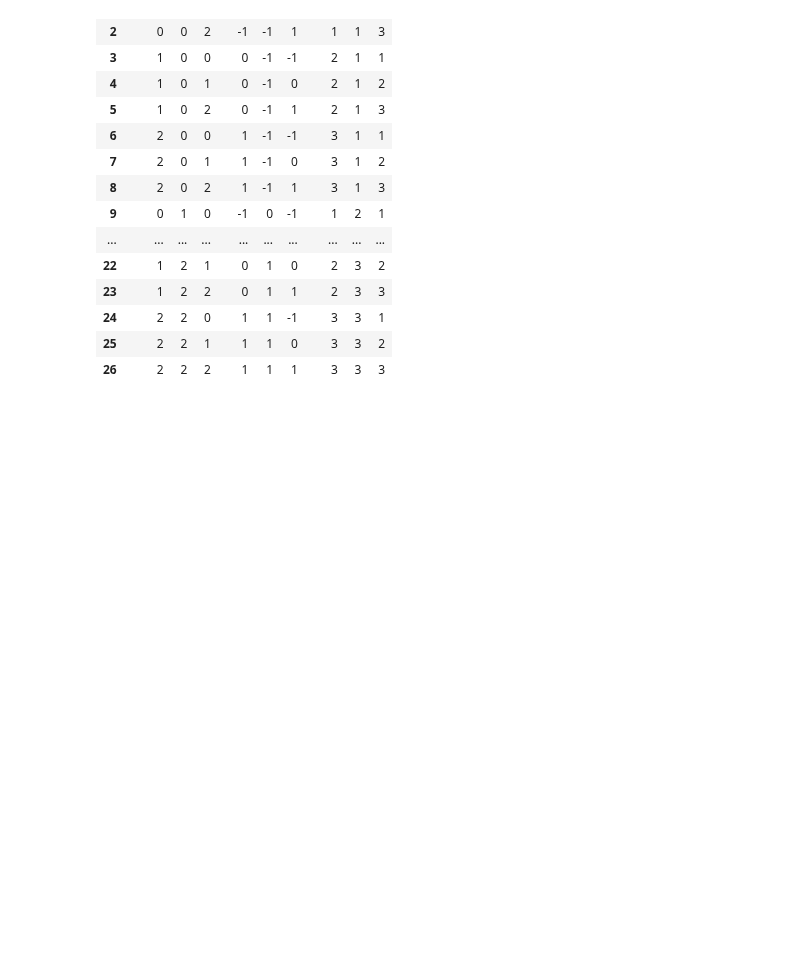
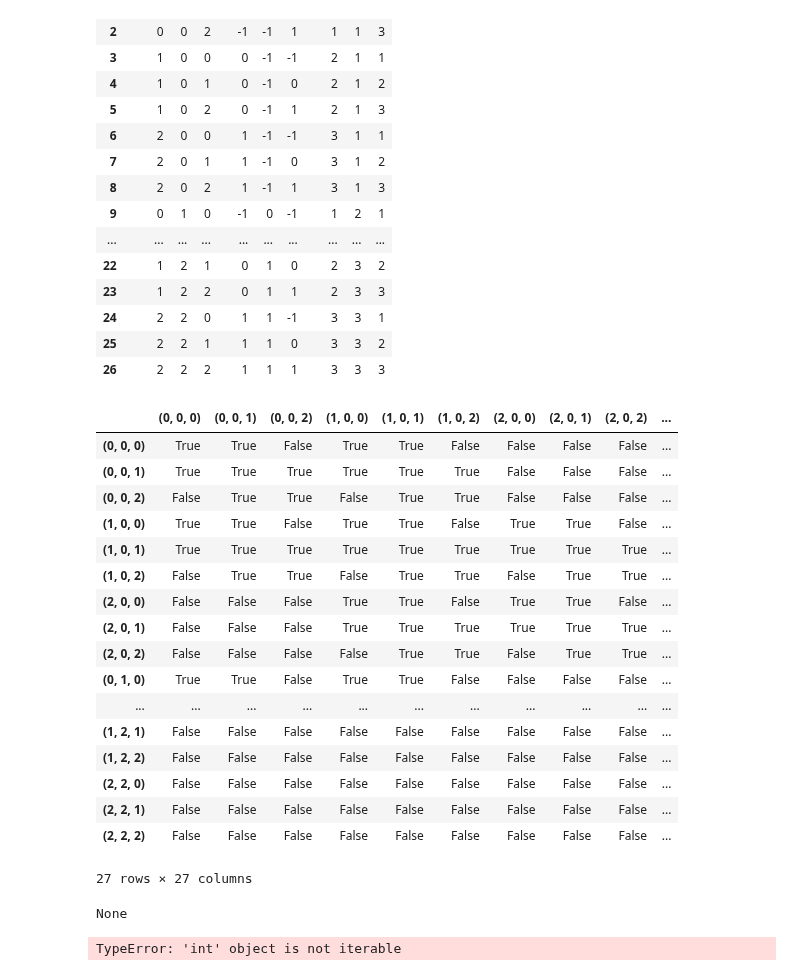
Before and after one commit to EliaStocco/Bspline, a Jupyter notebook: python/Test.ipynb, the cells around one changed output. Saved outputs shown, nothing was run; the diff lists cells and outputs as text; code cells hidden in the pictures; blank space fills up the shorter version.

```diff
--- a/python/Test.ipynb
+++ b/python/Test.ipynb
@@ -1201,0 +1114,71 @@ bs.basis_range()
+# %%
+#
+i = bs.index_list()#df["index"]
+it = [ tuple(j) for j in i ]
+am = pd.DataFrame(index=it,columns=it)
+
+#
+br = self.basis_range()
+br["ii"] = it
+br.set_index("ii",inplace=True)
+#am
+# %%
+def overlaps(a, b):
+    c = [ max(a[0],b[0]) , min(a[1],b[1]) ]
+
+    if c[0] >= c[1] :
+        return None
+    else :
+        return c
+# %%
+n = am.shape[1]
+for i in range(0,n):
+    r = am.index[i]
+    c = am.columns[i]
+
+    a = list()
+    for k in range(0,self.dim()):
+        a.append( [ br.at[r,("min",k)] ,br.at[r,("max",k)] ] )
+
+    am.at[r,c] = True
+    for j in range(i+1,n):
+        #print(i,"-",j)
+        c = am.columns[j]
+        intersection = True
+        for k in range(0,self.dim()):
+            b = [ br.at[c,("min",k)] ,br.at[c,("max",k)] ]
+            o = overlaps( a[k] ,b )
+            if o is None :
+                intersection = False
+                break
+        am.at[r,c] = intersection
+        am.at[c,r] = intersection
+# %%
+am
+# %% [output]
+|  | (0, 0, 0) | (0, 0, 1) | (0, 0, 2) | (1, 0, 0) | (1, 0, 1) | (1, 0, 2) | (2, 0, 0) | (2, 0, 1) | (2, 0, 2) | ... |
+| (0, 0, 0) | True | True | False | True | True | False | False | False | False | ... |
+| (0, 0, 1) | True | True | True | True | True | True | False | False | False | ... |
+| (0, 0, 2) | False | True | True | False | True | True | False | False | False | ... |
+| (1, 0, 0) | True | True | False | True | True | False | True | True | False | ... |
+| (1, 0, 1) | True | True | True | True | True | True | True | True | True | ... |
+| (1, 0, 2) | False | True | True | False | True | True | False | True | True | ... |
+| (2, 0, 0) | False | False | False | True | True | False | True | True | False | ... |
+| (2, 0, 1) | False | False | False | True | True | True | True | True | True | ... |
+| (2, 0, 2) | False | False | False | False | True | True | False | True | True | ... |
+| (0, 1, 0) | True | True | False | True | True | False | False | False | False | ... |
+| ... | ... | ... | ... | ... | ... | ... | ... | ... | ... | ... |
+| (1, 2, 1) | False | False | False | False | False | False | False | False | False | ... |
+| (1, 2, 2) | False | False | False | False | False | False | False | False | False | ... |
+| (2, 2, 0) | False | False | False | False | False | False | False | False | False | ... |
+| (2, 2, 1) | False | False | False | False | False | False | False | False | False | ... |
+| (2, 2, 2) | False | False | False | False | False | False | False | False | False | ... |
+27 rows × 27 columns
+# %%
+a = [0,1]
+b = [1,5]
+c = overlaps(a,b)
+if c is None:
+    print(None)
+# %% [output]
+None
@@ -1201,0 +1192,6 @@ bs.basis_range()
+# %%
+i = br["index"]
+it = [ tuple(j) for j in i ]
+mi = pd.MultiIndex.from_tuples(it)
+# %% [output]
+TypeError: 'int' object is not iterable
```
Also changed, not shown: parts of 41 cells of this notebook, 2 other files.
